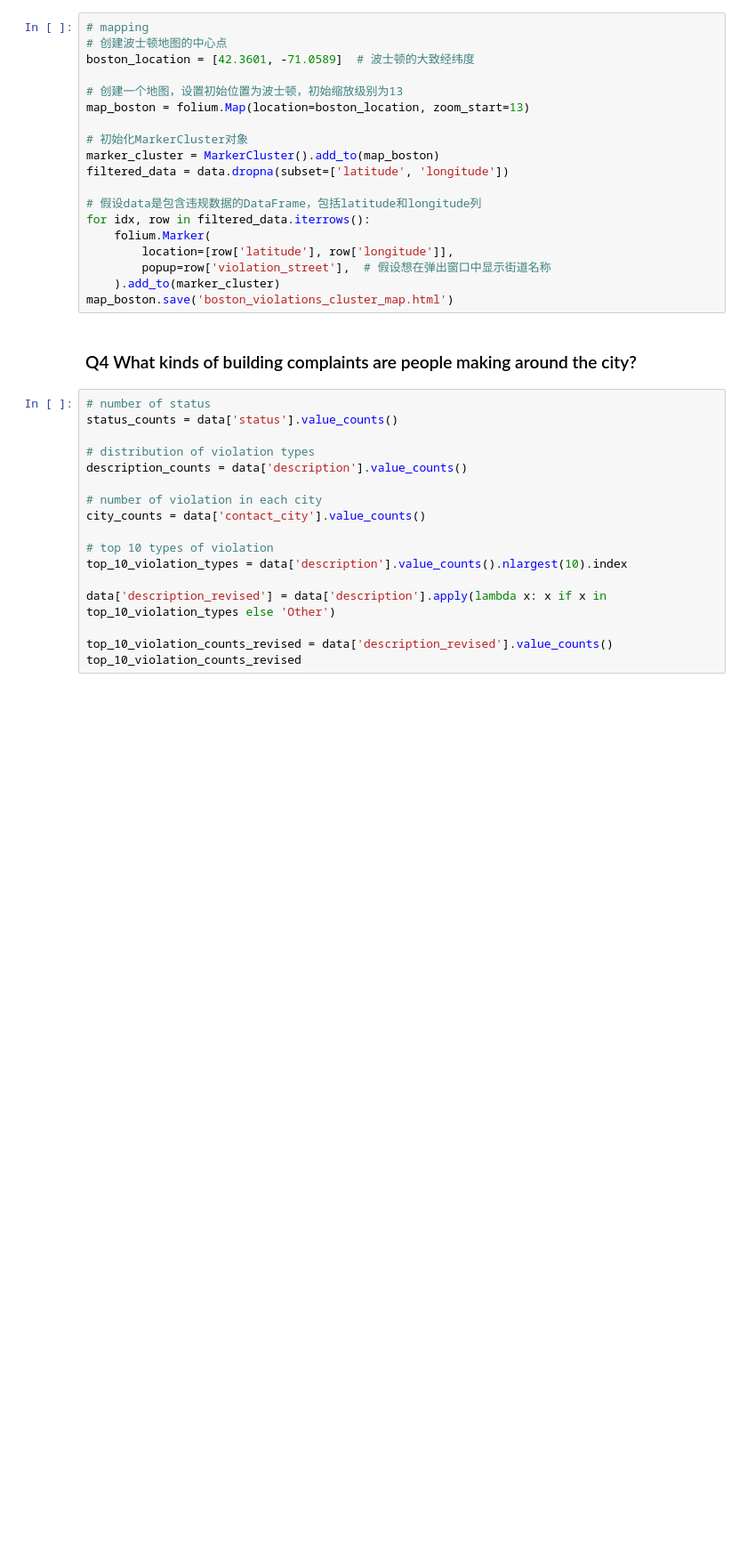
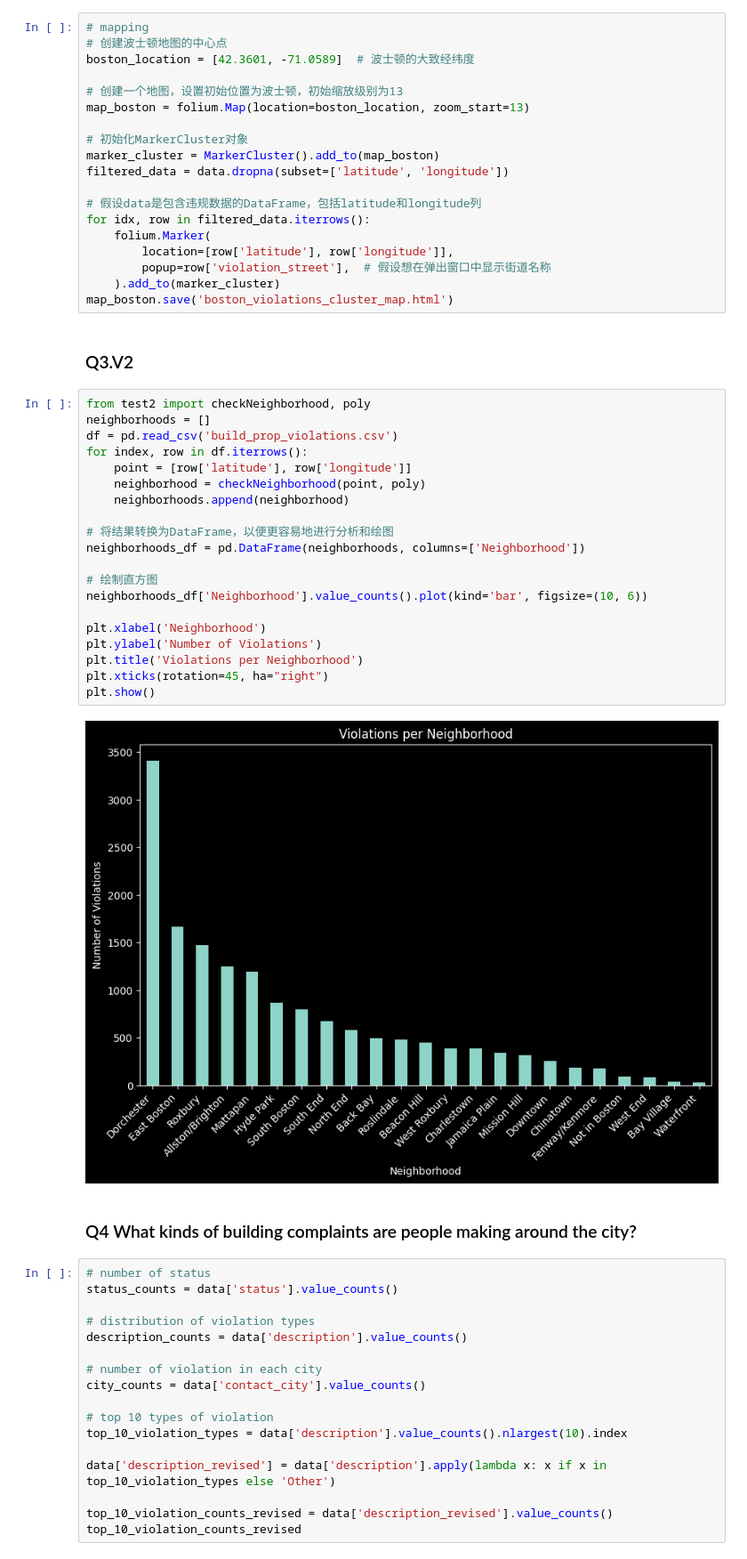
Before and after one commit to BU-Spark/ds-boston-building-violations, a Jupyter notebook: sp24-team-a/deliverables/build_prop.ipynb, the cells around one changed output. Shown: that part at 89% size. Cells and saved outputs as stored; diff of their text form; blank space fills up the shorter version.

Commit message:
Data analysis file update
update `build_prop`, `code_enforcement` and a map

```diff
--- a/sp24-team-a/deliverables/build_prop.ipynb
+++ b/sp24-team-a/deliverables/build_prop.ipynb
@@ -242,6 +242,30 @@ for idx, row in filtered_data.iterrows():
         popup=row['violation_street'],  # 假设想在弹出窗口中显示街道名称
     ).add_to(marker_cluster)
 map_boston.save('boston_violations_cluster_map.html')
+# %% [markdown]
+### Q3.V2
+# %%
+from test2 import checkNeighborhood, poly
+neighborhoods = []
+df = pd.read_csv('build_prop_violations.csv')
+for index, row in df.iterrows():
+    point = [row['latitude'], row['longitude']]
+    neighborhood = checkNeighborhood(point, poly)
+    neighborhoods.append(neighborhood)
+
+# 将结果转换为DataFrame，以便更容易地进行分析和绘图
+neighborhoods_df = pd.DataFrame(neighborhoods, columns=['Neighborhood'])
+
+# 绘制直方图
+neighborhoods_df['Neighborhood'].value_counts().plot(kind='bar', figsize=(10, 6))
+
+plt.xlabel('Neighborhood')
+plt.ylabel('Number of Violations')
+plt.title('Violations per Neighborhood')
+plt.xticks(rotation=45, ha="right")
+plt.show()
+# %% [output]
+[figure, added]
 # %% [markdown]
 ### Q4 What kinds of building complaints are people making around the city?
 # %%
```
Also changed, not shown: 2 other files.
